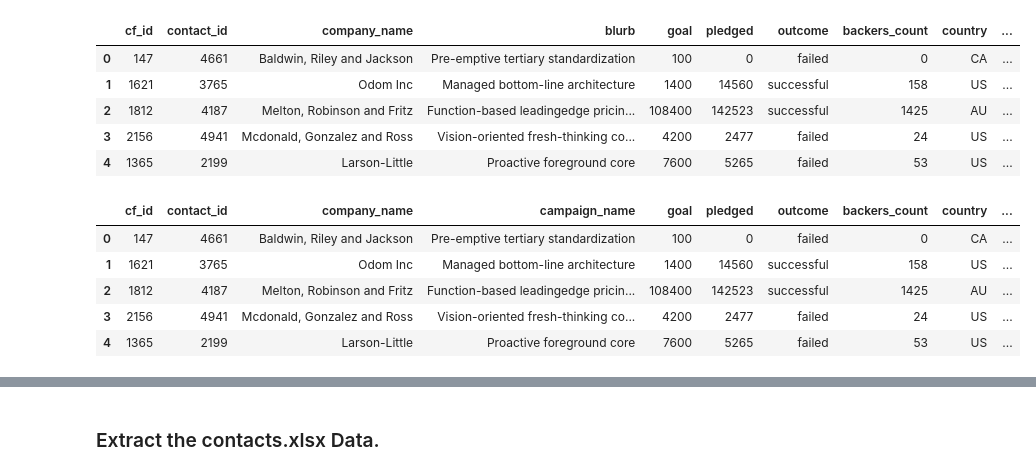
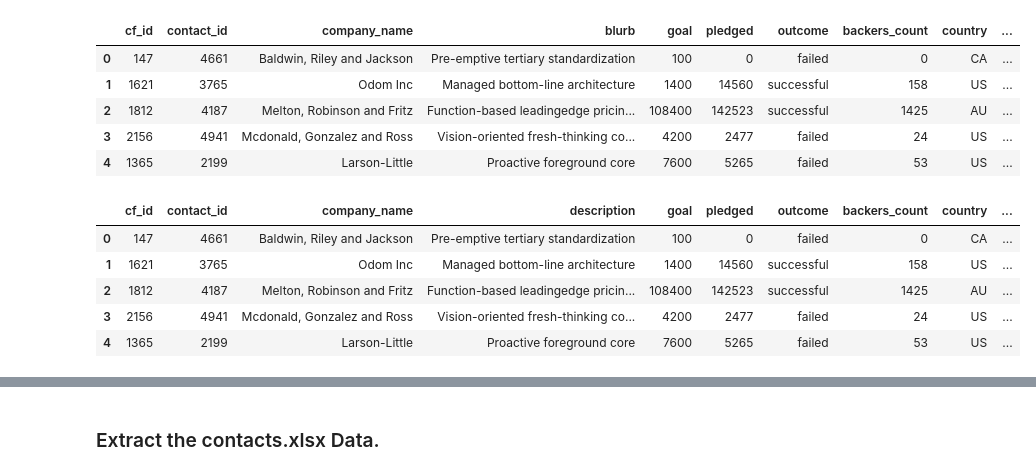
Before and after one commit to Saurabh-Lakhanpal/crowdFunding-ETL, a Jupyter notebook: ETL.ipynb, the cells around one changed output, grey strips where cells are left out. Cells and saved outputs as stored; diff of their text form; code cells hidden in the pictures.

```diff
--- a/ETL.ipynb
+++ b/ETL.ipynb
@@ -192,11 +260,17 @@ campaign_df.head()
 | 3 | 2156 | 4941 | Mcdonald, Gonzalez and Ross | Vision-oriented fresh-thinking co... | 4200 | 2477 | failed | 24 | US | ... |
 | 4 | 1365 | 2199 | Larson-Little | Proactive foreground core | 7600 | 5265 | failed | 53 | US | ... |
 # %%
+# Clean and transform the campaign_df
+
 # Rename the blurb, launched_at, and deadline columns.
-campaign_df.rename(columns={'blurb': 'campaign_name', 'launched_at': 'start_date', 'deadline': 'end_date'}, inplace=True)
+
+campaign_df.rename(columns={'blurb': 'description', 'launched_at': 'launch_date', 'deadline': 'end_date'}, inplace=True)
+
+# Print the head and inspect the campaign_df dataframe.
+
 campaign_df.head()
 # %% [output]
-|  | cf_id | contact_id | company_name | campaign_name | goal | pledged | outcome | backers_count | country | ... |
+|  | cf_id | contact_id | company_name | description | goal | pledged | outcome | backers_count | country | ... |
 | 0 | 147 | 4661 | Baldwin, Riley and Jackson | Pre-emptive tertiary standardization | 100 | 0 | failed | 0 | CA | ... |
 | 1 | 1621 | 3765 | Odom Inc | Managed bottom-line architecture | 1400 | 14560 | successful | 158 | US | ... |
 | 2 | 1812 | 4187 | Melton, Robinson and Fritz | Function-based leadingedge pricin... | 108400 | 142523 | successful | 1425 | AU | ... |
```
Also changed, not shown: parts of 55 cells of this notebook, 7 other files.
